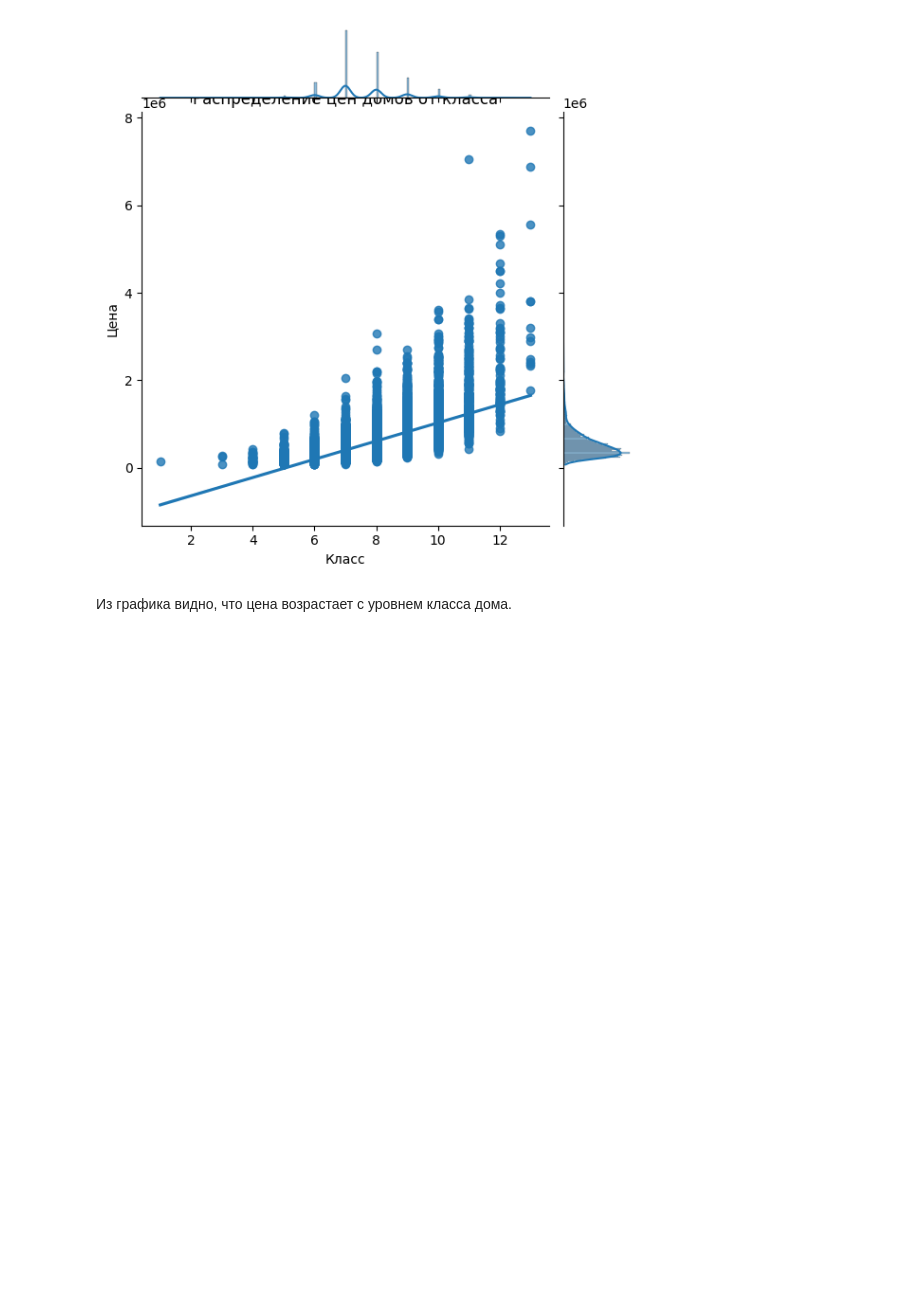
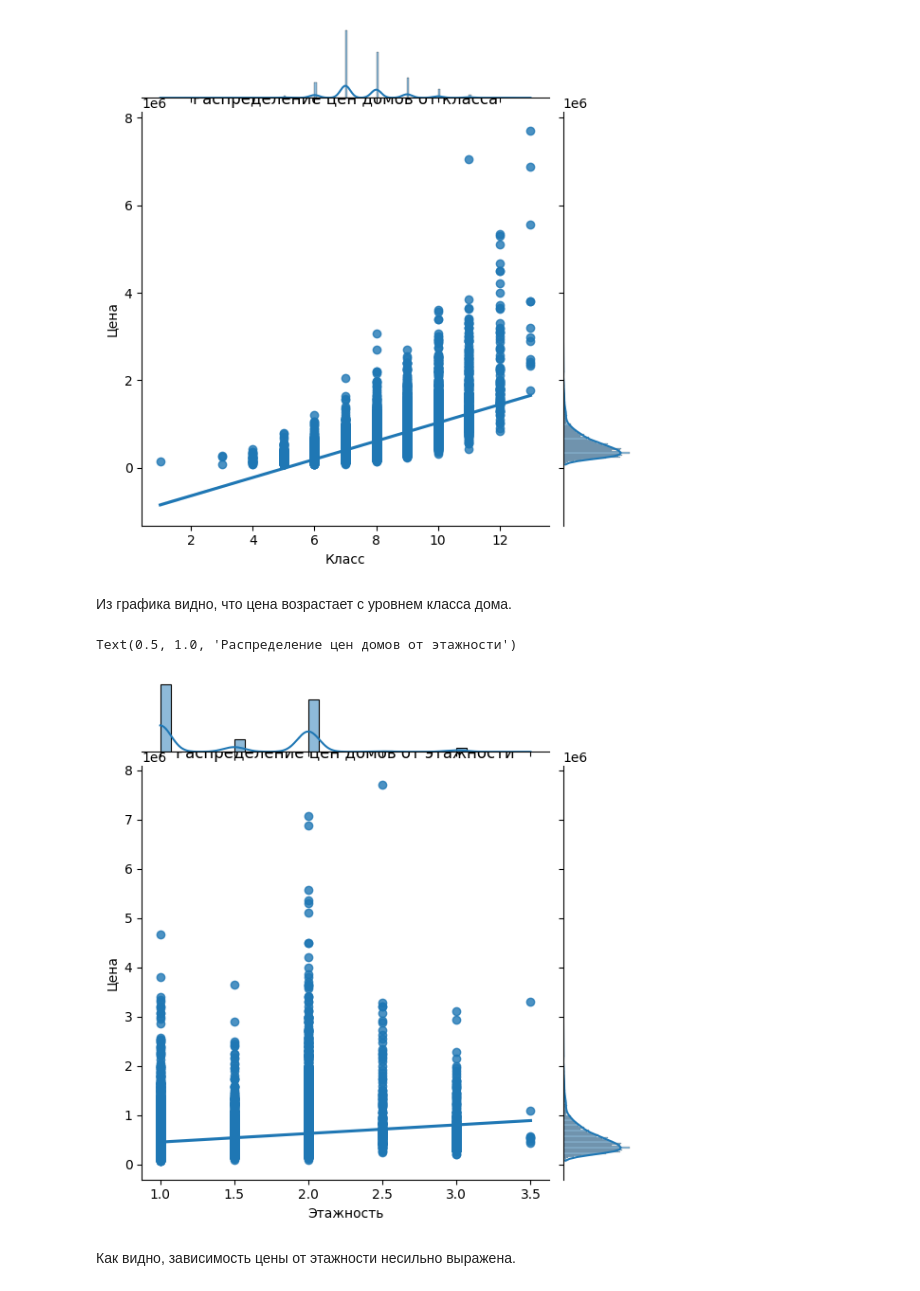
Before and after one commit to estaroverov/pfa_total, a Jupyter notebook: total.ipynb, the cells around one changed output. Drawn from its saved outputs; the diff is of its cells as text; code cells hidden in the pictures; blank space fills up the shorter version.

```diff
--- a/total.ipynb
+++ b/total.ipynb
@@ -221,3 +221,13 @@ Text(0.5, 1.0, 'Распределение цен домов от класса')
 [figure]
 # %% [markdown]
 Из графика видно, что цена возрастает с уровнем класса дома.
+# %%
+sns.jointplot(x=df['floors'], y=df['price'], kind='reg')
+plt.xlabel('Этажность')
+plt.ylabel('Цена')
+plt.title('Распределение цен домов от этажности')
+# %% [output]
+Text(0.5, 1.0, 'Распределение цен домов от этажности')
+[figure, added]
+# %% [markdown]
+Как видно, зависимость цены от этажности несильно выражена.
```
